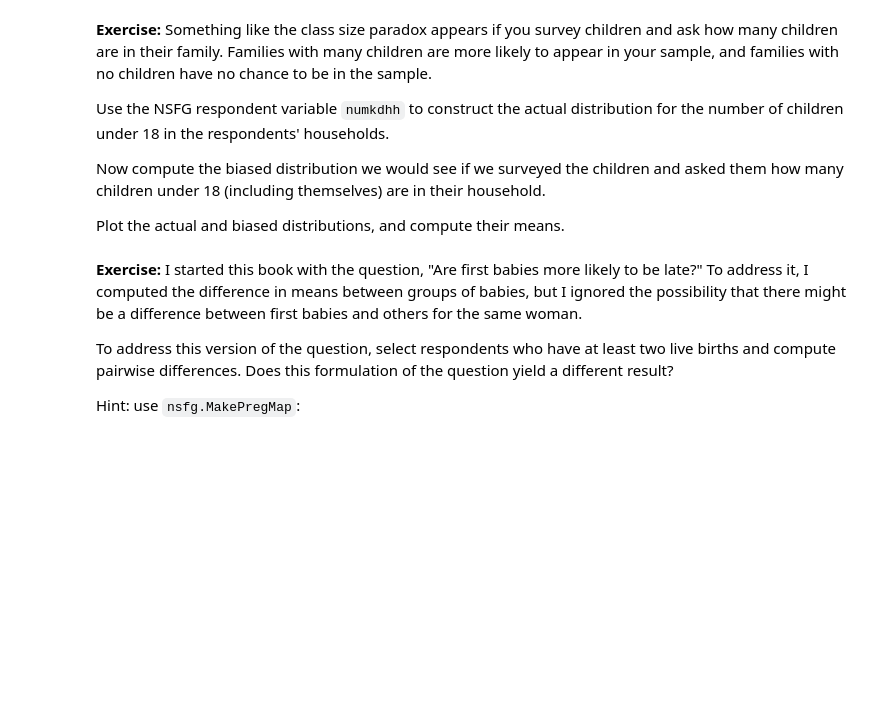
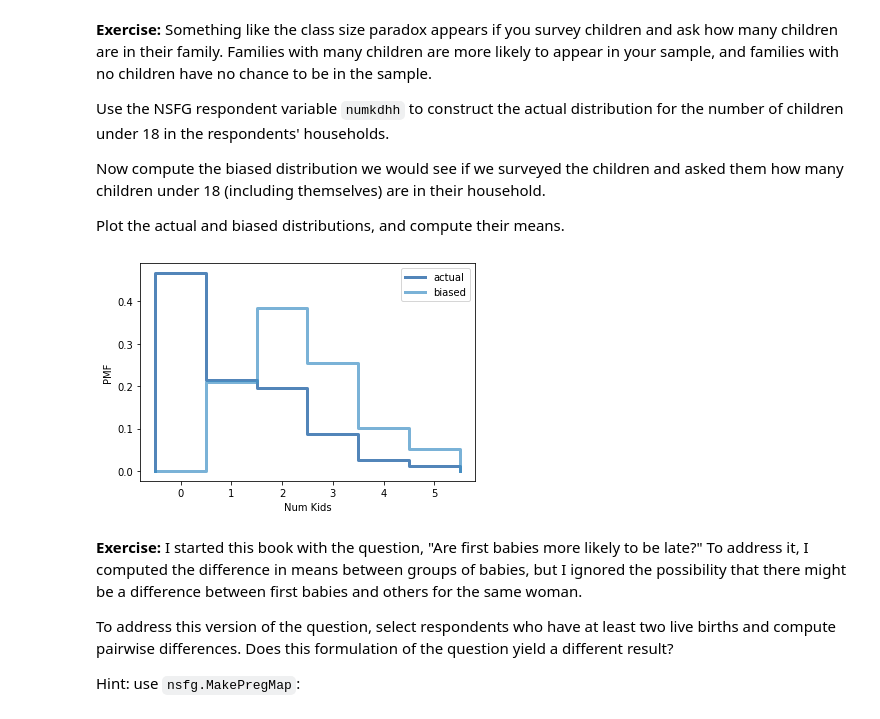
Before and after one commit to jamestheengineer/think-stats, a Jupyter notebook: python/chap03ex.ipynb, the cells around one changed output. Cells and saved outputs as stored; diff of their text form; code cells hidden in the pictures; blank space fills up the shorter version.

```diff
--- a/python/chap03ex.ipynb
+++ b/python/chap03ex.ipynb
@@ -335,5 +335,9 @@ Now compute the biased distribution we would see if we surveyed the children and
 Plot the actual and biased distributions, and compute their means.
 # %%
 resp = nsfg.ReadFemResp()
+# %%
+# Solution goes here
+pmf = thinkstats2.Pmf(resp.numkdhh, label='actual')
 # %%
 # Solution goes here
+biased_pmf = BiasPmf(pmf, label='biased')
@@ -344,3 +344,10 @@ resp = nsfg.ReadFemResp()
+# %%
+# Solution goes here
+thinkplot.PrePlot(2)
+thinkplot.Pmfs([pmf, biased_pmf])
+thinkplot.Config(xlabel='Num Kids', ylabel='PMF')
+# %% [output]
+[figure, added]
 # %%
 # Solution goes here
 # %%
```
Also changed, not shown: parts of 3 cells of this notebook.
